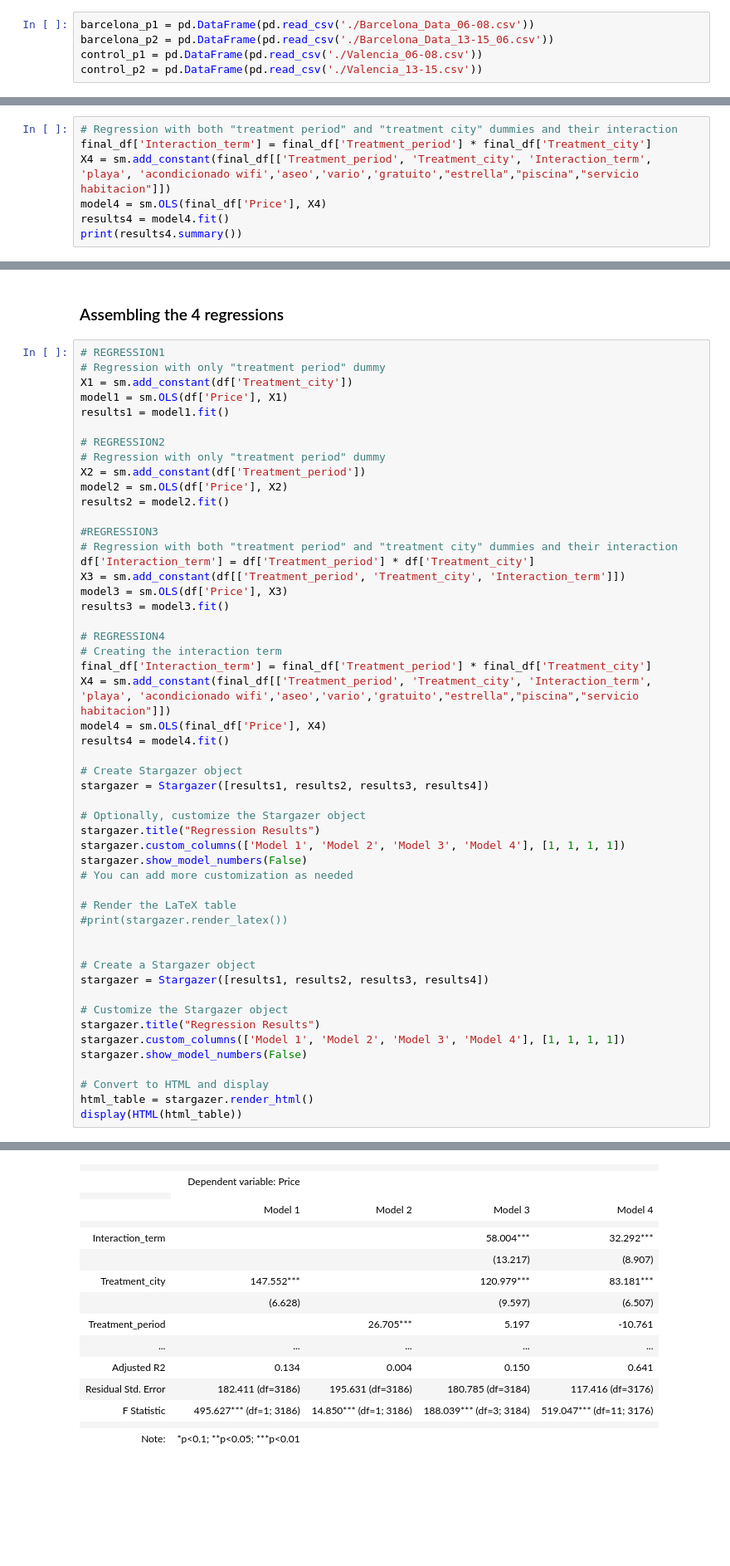
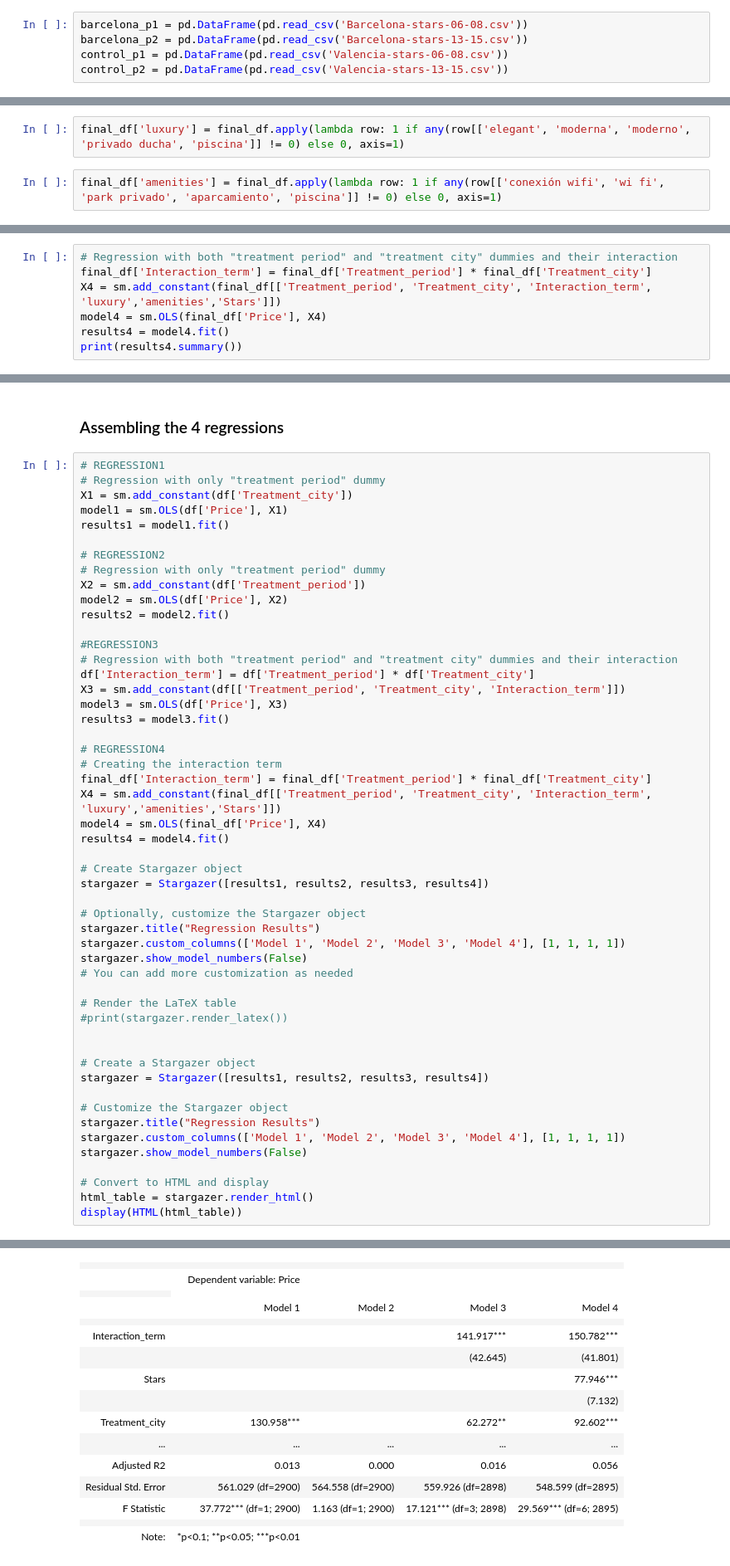
Before and after one commit to mtbrr26/Webscrapping_Booking.Com, a Jupyter notebook: regression_and_nlp_nb.ipynb, the cells around one changed output, grey strips where cells are left out. Shown at 83% size. Saved outputs shown, nothing was run; the diff lists cells and outputs as text; blank space fills up the shorter version.

```diff
--- a/regression_and_nlp_nb.ipynb
+++ b/regression_and_nlp_nb.ipynb
@@ -87,10 +87,10 @@ color = (57/255, 129/255, 153/255)
 # %% [markdown]
 ### Create DataFrames
 # %%
-barcelona_p1 = pd.DataFrame(pd.read_csv('./Barcelona_Data_06-08.csv'))
-barcelona_p2 = pd.DataFrame(pd.read_csv('./Barcelona_Data_13-15_06.csv'))
-control_p1 = pd.DataFrame(pd.read_csv('./Valencia_06-08.csv'))
-control_p2 = pd.DataFrame(pd.read_csv('./Valencia_13-15.csv'))
+barcelona_p1 = pd.DataFrame(pd.read_csv('Barcelona-stars-06-08.csv'))
+barcelona_p2 = pd.DataFrame(pd.read_csv('Barcelona-stars-13-15.csv'))
+control_p1 = pd.DataFrame(pd.read_csv('Valencia-stars-06-08.csv'))
+control_p2 = pd.DataFrame(pd.read_csv('Valencia-stars-13-15.csv'))
 # %% [markdown]
 ### Dummy variables
 # %%
@@ -774,3 +800,7 @@ final_df
+# %%
+final_df['luxury'] = final_df.apply(lambda row: 1 if any(row[['elegant', 'moderna', 'moderno', 'privado ducha', 'piscina']] != 0) else 0, axis=1)
+# %%
+final_df['amenities'] = final_df.apply(lambda row: 1 if any(row[['conexión wifi', 'wi fi', 'park privado', 'aparcamiento', 'piscina']] != 0) else 0, axis=1)
 # %% [markdown]
 ### Ideas for NLP:
 - Including Keyword presence (words related to Sonar Festival)
@@ -784,7 +814,7 @@ final_df
 # %%
 # Regression with both "treatment period" and "treatment city" dummies and their interaction
 final_df['Interaction_term'] = final_df['Treatment_period'] * final_df['Treatment_city']
-X4 = sm.add_constant(final_df[['Treatment_period', 'Treatment_city', 'Interaction_term', 'playa', 'acondicionado wifi','aseo','vario','gratuito',"estrella","piscina","servicio habitacion"]])
+X4 = sm.add_constant(final_df[['Treatment_period', 'Treatment_city', 'Interaction_term', 'luxury','amenities','Stars']])
 model4 = sm.OLS(final_df['Price'], X4)
 results4 = model4.fit()
 print(results4.summary())
@@ -847,7 +877,7 @@ results3 = model3.fit()
 # REGRESSION4
 # Creating the interaction term
 final_df['Interaction_term'] = final_df['Treatment_period'] * final_df['Treatment_city']
-X4 = sm.add_constant(final_df[['Treatment_period', 'Treatment_city', 'Interaction_term', 'playa', 'acondicionado wifi','aseo','vario','gratuito',"estrella","piscina","servicio habitacion"]])
+X4 = sm.add_constant(final_df[['Treatment_period', 'Treatment_city', 'Interaction_term', 'luxury','amenities','Stars']])
 model4 = sm.OLS(final_df['Price'], X4)
 results4 = model4.fit()
 
@@ -855,42 +885,42 @@ results4 = model4.fit()
 stargazer = Stargazer([results1, results2, results3, results4])
 
 # Optionally, customize the Stargazer object
 stargazer.title("Regression Results")
 stargazer.custom_columns(['Model 1', 'Model 2', 'Model 3', 'Model 4'], [1, 1, 1, 1])
 stargazer.show_model_numbers(False)
 # You can add more customization as needed
 
 # Render the LaTeX table
 #print(stargazer.render_latex())
 
 
 # Create a Stargazer object
 stargazer = Stargazer([results1, results2, results3, results4])
 
 # Customize the Stargazer object
 stargazer.title("Regression Results")
 stargazer.custom_columns(['Model 1', 'Model 2', 'Model 3', 'Model 4'], [1, 1, 1, 1])
 stargazer.show_model_numbers(False)
 
 # Convert to HTML and display
 html_table = stargazer.render_html()
 display(HTML(html_table))
 # %% [output]
 Regression Results
 |  |  |  |  |  |
 |  | Dependent variable: Price |  |  |  |
 |  |
 |  | Model 1 | Model 2 | Model 3 | Model 4 |
 |  |  |  |  |  |
-| Interaction_term |  |  | 58.004*** | 32.292*** |
-|  |  |  | (13.217) | (8.907) |
-| Treatment_city | 147.552*** |  | 120.979*** | 83.181*** |
-|  | (6.628) |  | (9.597) | (6.507) |
-| Treatment_period |  | 26.705*** | 5.197 | -10.761 |
+| Interaction_term |  |  | 141.917*** | 150.782*** |
+|  |  |  | (42.645) | (41.801) |
+| Stars |  |  |  | 77.946*** |
+|  |  |  |  | (7.132) |
+| Treatment_city | 130.958*** |  | 62.272** | 92.602*** |
 | ... | ... | ... | ... | ... |
-| Adjusted R2 | 0.134 | 0.004 | 0.150 | 0.641 |
-| Residual Std. Error | 182.411 (df=3186) | 195.631 (df=3186) | 180.785 (df=3184) | 117.416 (df=3176) |
-| F Statistic | 495.627*** (df=1; 3186) | 14.850*** (df=1; 3186) | 188.039*** (df=3; 3184) | 519.047*** (df=11; 3176) |
+| Adjusted R2 | 0.013 | 0.000 | 0.016 | 0.056 |
+| Residual Std. Error | 561.029 (df=2900) | 564.558 (df=2900) | 559.926 (df=2898) | 548.599 (df=2895) |
+| F Statistic | 37.772*** (df=1; 2900) | 1.163 (df=1; 2900) | 17.121*** (df=3; 2898) | 29.569*** (df=6; 2895) |
 |  |  |  |  |  |
 | Note: | *p<0.1; **p<0.05; ***p<0.01 |  |  |  |
 # %% [markdown]
```
Also changed, not shown: parts of 25 cells of this notebook, 10 other files.
